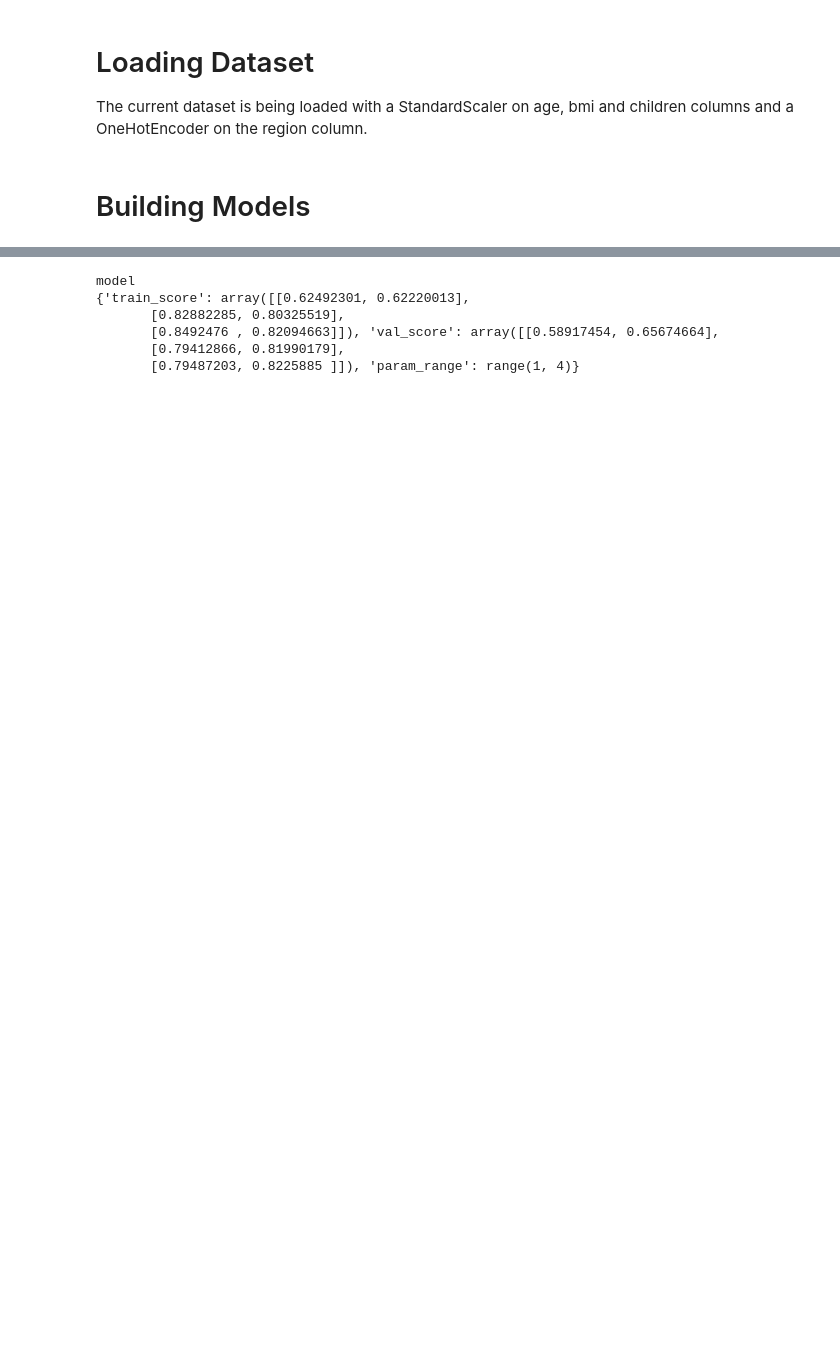
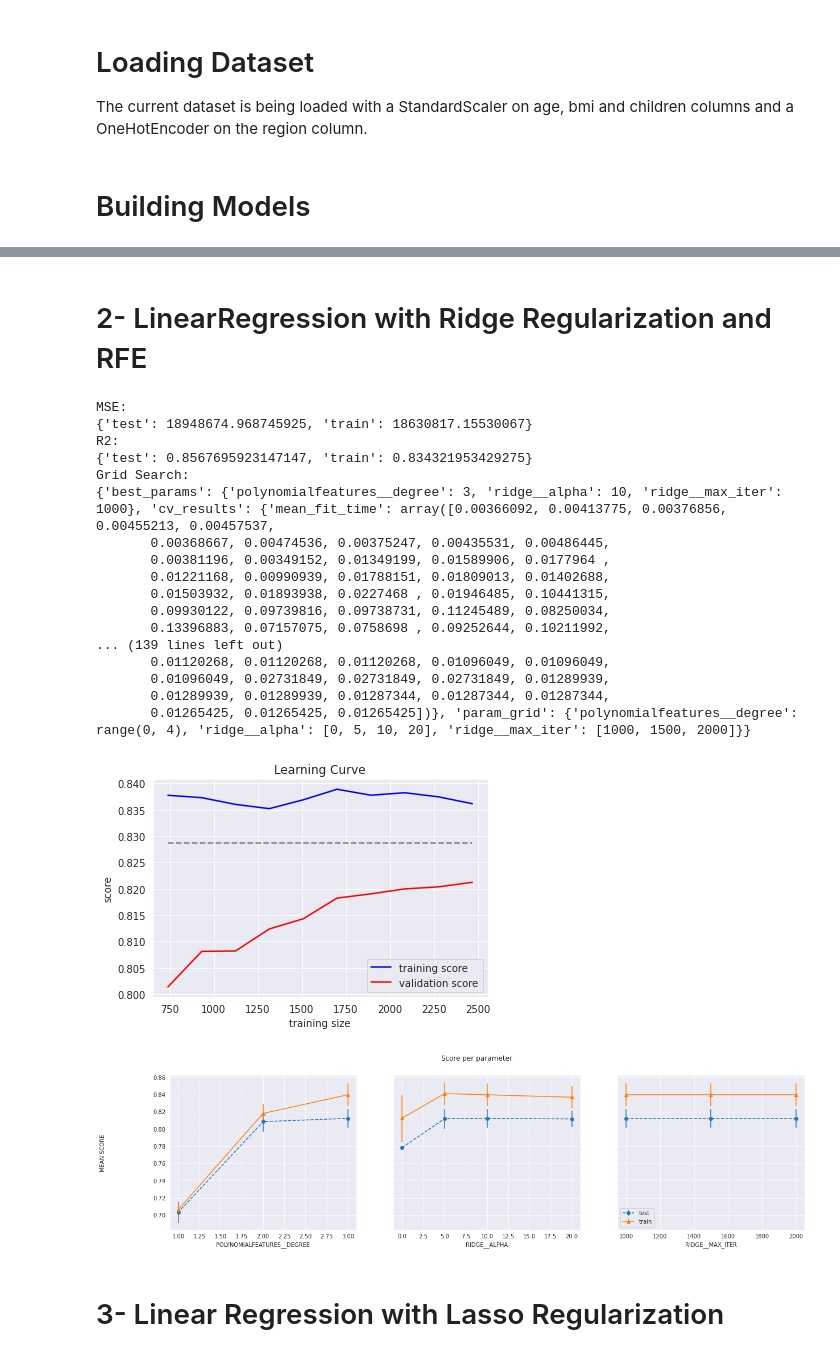
Before and after one commit to allonios/health_insurance_cost_prediction, a Jupyter notebook: training.ipynb, the cells around one changed output, grey strips where cells are left out. Cells and saved outputs as stored; diff of their text form; code cells hidden in the pictures; blank space fills up the shorter version.

```diff
--- a/training.ipynb
+++ b/training.ipynb
@@ -197,32 +80,52 @@ X_train, X_test, y_train, y_test = load_dataset(
+# %% [markdown]
+# 2- LinearRegression with Ridge Regularization and RFE
 # %%
-summary = generate_model_summary(
-    "LinearRegression01",
-    LinearRegression(),
+lr_ridge_rfe = generate_model_summary(
+    "lr_ridge_rfe",
+    Ridge(),
     X_train,
     X_test,
     y_train,
     y_test,
     polynomial_features={"degree": 2},
     rfe={
-        "estimator": LinearRegression()
+        "estimator": Ridge(),
     },
-    validation_curve={
-        "param_name": "polynomialfeatures__degree",
-        "param_range": range(1, 4, 1),
-        "cv": 2
+    grid_search={
+        "param_grid": {
+            "polynomialfeatures__degree": range(4),
+            "ridge__alpha": [0, 5, 10, 20],
+            "ridge__max_iter": [1000, 1500, 2000],
+        },
+        "n_jobs": 3
     },
-    # grid_search={
-    #     "param_grid": {
-    #         "polynomialfeatures__degree": range(4),
-    #         "linearregression__normalize": [True, False]
-    #     },
-    #     "n_jobs": 3
-    # }
+    learning_curve={
+        "train_sizes": np.linspace(0.3, 1, 10)
+    },
+
 )
-# %% [output]
-model
-{'train_score': array([[0.62492301, 0.62220013],
-       [0.82882285, 0.80325519],
-       [0.8492476 , 0.82094663]]), 'val_score': array([[0.58917454, 0.65674664],
-       [0.79412866, 0.81990179],
-       [0.79487203, 0.8225885 ]]), 'param_range': range(1, 4)}
+# %%
+lr_ridge_rfe.to_json("dist/result.json")
+lr_ridge_rfe.display()
+# %% [output]
+MSE:
+{'test': 18948674.968745925, 'train': 18630817.15530067}
+R2:
+{'test': 0.8567695923147147, 'train': 0.834321953429275}
+Grid Search:
+{'best_params': {'polynomialfeatures__degree': 3, 'ridge__alpha': 10, 'ridge__max_iter': 1000}, 'cv_results': {'mean_fit_time': array([0.00366092, 0.00413775, 0.00376856, 0.00455213, 0.00457537,
+       0.00368667, 0.00474536, 0.00375247, 0.00435531, 0.00486445,
+       0.00381196, 0.00349152, 0.01349199, 0.01589906, 0.0177964 ,
+       0.01221168, 0.00990939, 0.01788151, 0.01809013, 0.01402688,
+       0.01503932, 0.01893938, 0.0227468 , 0.01946485, 0.10441315,
+       0.09930122, 0.09739816, 0.09738731, 0.11245489, 0.08250034,
+       0.13396883, 0.07157075, 0.0758698 , 0.09252644, 0.10211992,
+... (139 lines left out)
+       0.01120268, 0.01120268, 0.01120268, 0.01096049, 0.01096049,
+       0.01096049, 0.02731849, 0.02731849, 0.02731849, 0.01289939,
+       0.01289939, 0.01289939, 0.01287344, 0.01287344, 0.01287344,
+       0.01265425, 0.01265425, 0.01265425])}, 'param_grid': {'polynomialfeatures__degree': range(0, 4), 'ridge__alpha': [0, 5, 10, 20], 'ridge__max_iter': [1000, 1500, 2000]}}
+[figure, added]
+[figure, added]
+# %% [markdown]
+# 3- Linear Regression with Lasso Regularization
```
Also changed, not shown: parts of 72 cells of this notebook.
